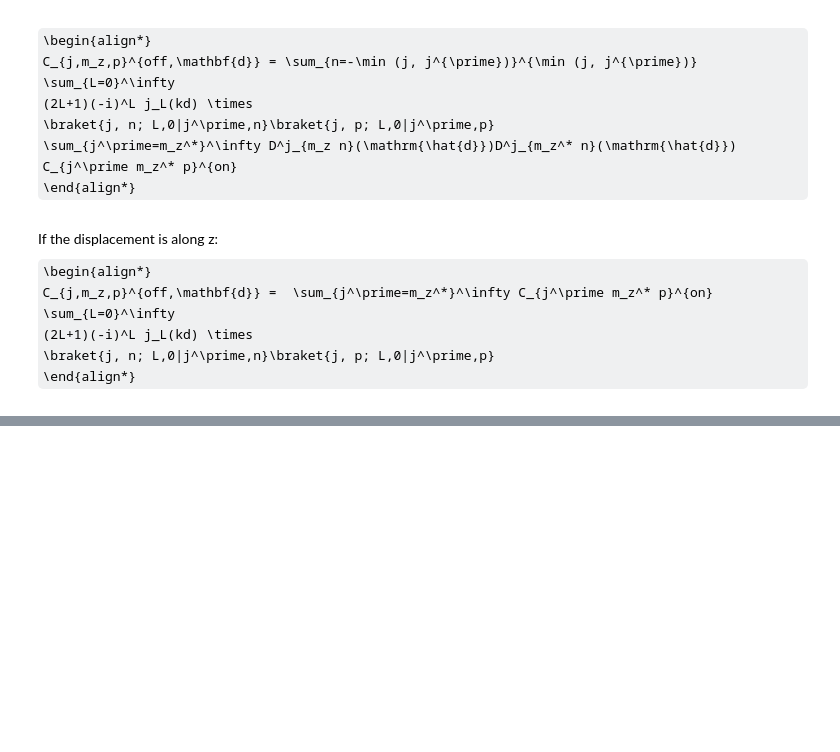
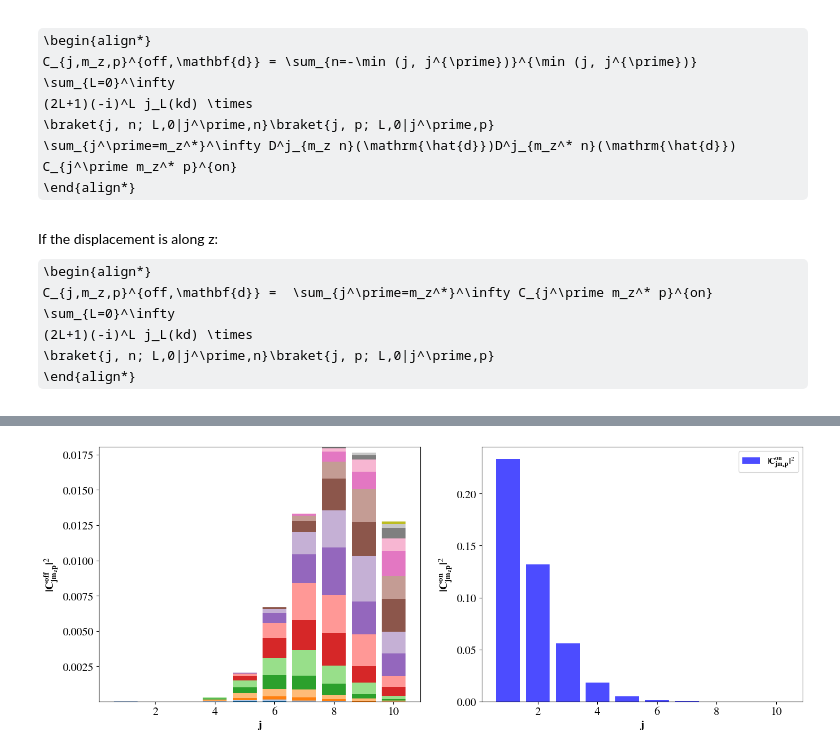
Before and after one commit to joakimpugesgaard/PyScatter, a Jupyter notebook: displaced_beams.ipynb, the cells around one changed output, grey strips where cells are left out. Drawn from its saved outputs; the diff is of its cells as text; code cells hidden in the pictures; some formulas as TeX source; blank space fills up the shorter version.

```diff
--- a/displaced_beams.ipynb
+++ b/displaced_beams.ipynb
@@ -184,6 +212,7 @@ def compute_C_off(j_max, mz_star, p, k, d, C_on):
     Returns:
     - C_off: 2D array of shape (j_max+1, 2*j_max+1)
     """
+
     C_off = np.zeros((j_max + 1, 2 * j_max + 1), dtype=np.complex128)  # Initialize C_off array
 
     # Process the displacement vector into spherical coordinates
@@ -205,9 +234,9 @@ def compute_C_off(j_max, mz_star, p, k, d, C_on):
                 # Store result in 2D array, shifting index for m_z
                 C_off[j, m_z + j_max] += sum_Ln * C_on[j_prime]
     else:
-        for j in range(j_max + 1):
+        for j in range(1, j_max + 1):
             for m_z in range(-j_max, j_max + 1):
-                for j_prime in range(mz_star, j_max + 1):
+                for j_prime in range(max(abs(mz_star),1), j_max + 1):
                     sum_Ln = 0
                     for L in Lvals:
                         J_L = get_Jl(L, k * mag)
@@ -273,0 +393,46 @@ print(C_off)
+# %%
+# Plot stacked histogram and C_on in a (1, 2) subplot
+fig, ax = plt.subplots(1, 2, figsize=(15, 6))
+
+# Transpose C_off to stack along the rows
+C_off_transposed = C_off.T
+
+# Define more distinctive colors using the tab20 colormap
+colors = plt.cm.tab20(np.linspace(0, 1, C_off_transposed.shape[0]))
+
+# Create the stacked histogram in the first subplot
+ax[0].bar(np.arange(1,C_off_transposed.shape[1]+1),
+    C_off_transposed[0],
+    color=colors[0]
+)
+for i in range(1, C_off_transposed.shape[0]):
+    ax[0].bar(
+        np.arange(1,C_off_transposed.shape[1]+1),
+        C_off_transposed[i],
+        bottom=np.sum(C_off_transposed[:i], axis=0),
+        color=colors[i]
+    )
+
+# Add title and axis labels for the first subplot
+ax[0].set_xlabel('j', fontsize=15)
+ax[0].set_ylabel(r"$\mathbf{|C^{off}_{jm_zp}|}^2$", fontsize=15)
+
+# Create the histogram for C_on in the second subplot
+ax[1].bar(
+    np.arange(1, len(C_on)),
+    np.abs(C_on[1:])**2,
+    color='blue',
+    alpha=0.7,
+    label=r"$\mathbf{|C^{on}_{jm_zp}|}^2$"
+)
+
+# Add title, axis labels, and legend for the second subplot
+ax[1].set_xlabel('j', fontsize=15)
+ax[1].set_ylabel(r"$\mathbf{|C^{on}_{jm_zp}|}^2$", fontsize=15)
+ax[1].legend(fontsize=12)
+
+# Adjust layout and show the plot
+fig.tight_layout()
+plt.show()
+# %% [output]
+[figure, added]
```
Also changed, not shown: parts of 14 cells of this notebook.
